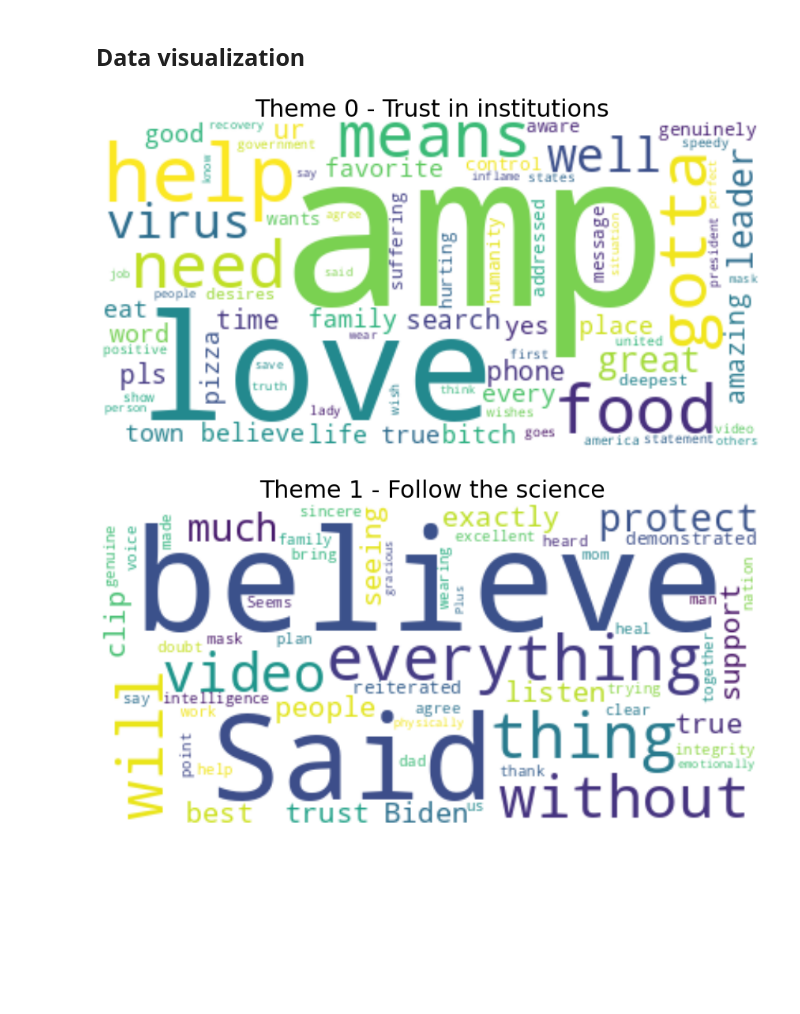
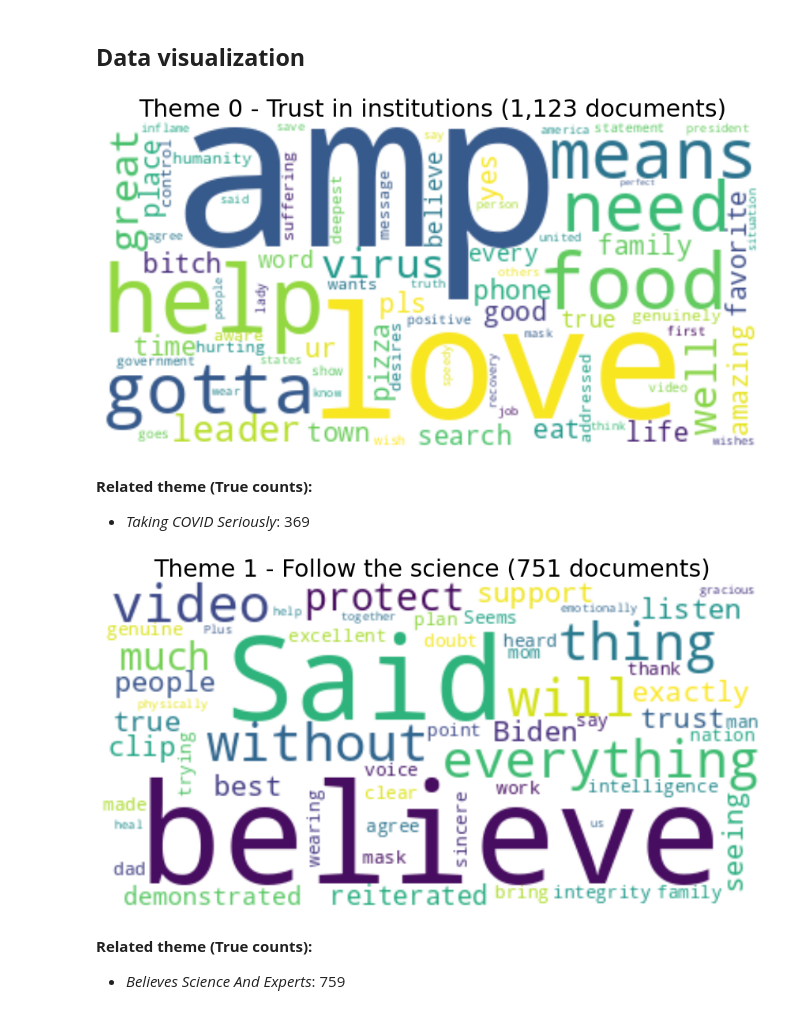
Before and after one commit to juanroesel/avalanche-ds, a Jupyter notebook: src/3-sentiment_analysis.ipynb, the cells around one changed output. Saved outputs shown, nothing was run; the diff lists cells and outputs as text; code cells hidden in the pictures; blank space fills up the shorter version.

Commit message:
Added theme comparison

```diff
--- a/src/3-sentiment_analysis.ipynb
+++ b/src/3-sentiment_analysis.ipynb
@@ -107,26 +107,32 @@ highest_performing_docs
 # %%
 stopwords = set(STOPWORDS)
 stopwords.update("to", "I", "Others", ":", "'", "''", "with", "to", "a", "for", "(", ")", "?", ",", ".",
                  "RE", "u", "He", "'s", "n't", "`s", "amp", "ur", "Pls")
 theme0_pos_msg = " ".join([doc.lower() for doc_id, doc in highest_performing_docs.items() if "Theme #0" in doc_id])
 wordcloud = WordCloud(stopwords=stopwords, background_color="white").generate(theme0_pos_msg)
 plt.figure(figsize=[15, 8])
 plt.imshow(wordcloud, interpolation='bilinear')
 plt.axis("off")
-plt.title("Theme 0 - Trust in institutions", fontsize=30, pad=2)
+plt.title("Theme 0 - Trust in institutions (1,123 documents)", fontsize=30, pad=2)
 plt.show()
 # %% [output]
-[figure, old version]
+[figure, new version]
+# %% [markdown]
+**Related theme (True counts):**
+* *Taking COVID Seriously*: 369
 # %%
 theme1_pos_msg = " ".join([doc for doc_id, doc in highest_performing_docs.items() if "Theme #1" in doc_id])
 wordcloud = WordCloud(stopwords=stopwords, background_color="white").generate(theme1_pos_msg)
 plt.figure(figsize=[15, 8])
 plt.imshow(wordcloud, interpolation='bilinear')
 plt.axis("off")
-plt.title("Theme 1 - Follow the science", fontsize=30, pad=2)
+plt.title("Theme 1 - Follow the science (751 documents)", fontsize=30, pad=2)
 plt.show()
 # %% [output]
-[figure, old version]
+[figure, new version]
+# %% [markdown]
+**Related theme (True counts):**
+* *Believes Science And Experts*: 759
 # %%
 theme2_pos_msg = " ".join([doc for doc_id, doc in highest_performing_docs.items() if "Theme #2" in doc_id])
 wordcloud = WordCloud(stopwords=stopwords, background_color="white").generate(theme2_pos_msg)
```
Also changed, not shown: parts of 6 cells of this notebook.
